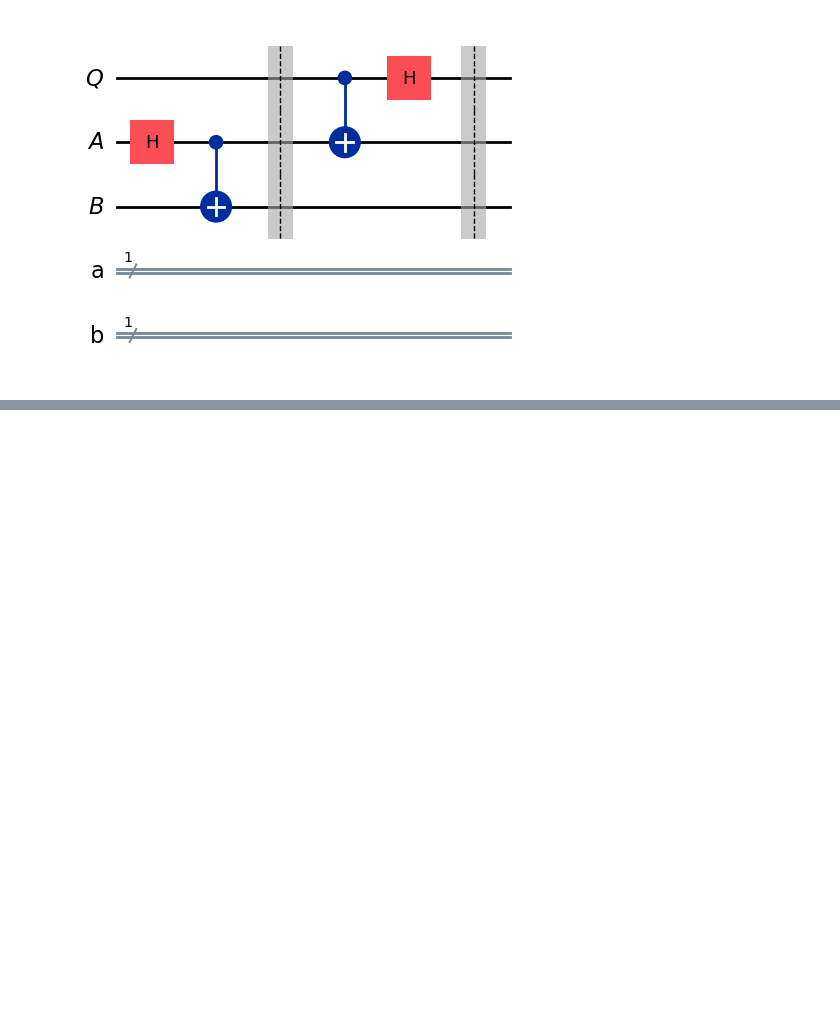
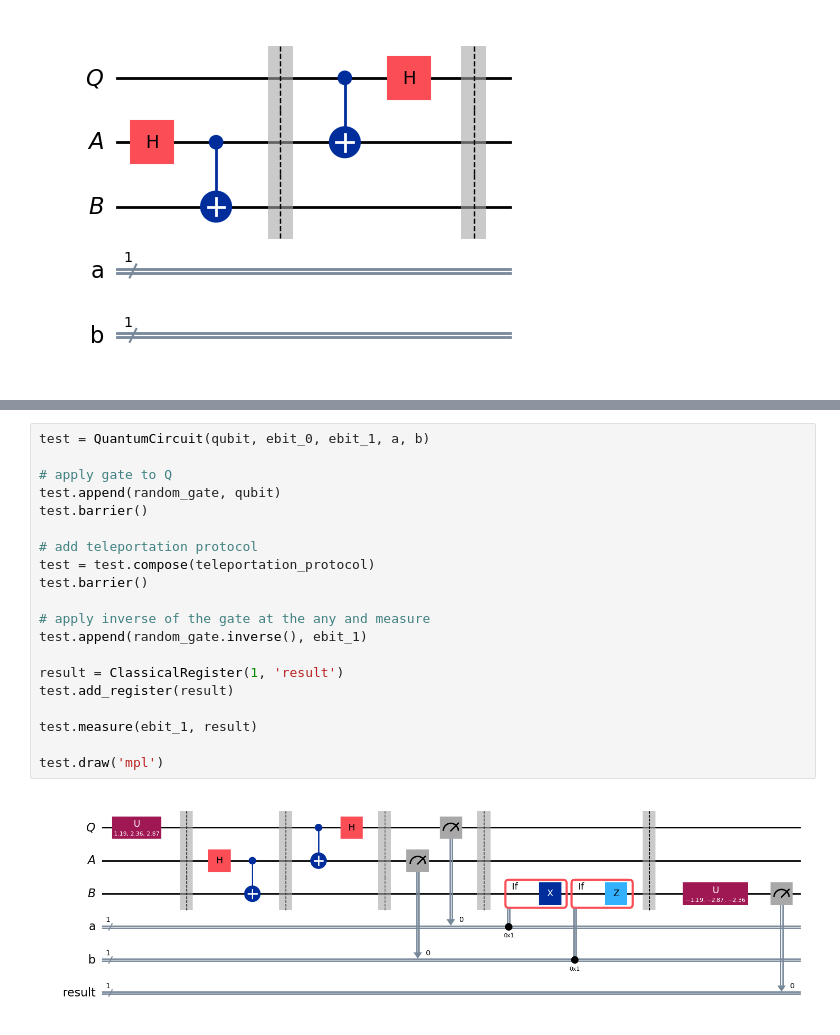
Before and after one commit to Shlok-C/Superposed, a Jupyter notebook: Qiskit/entanglement.ipynb, the cells around one changed output, grey strips where cells are left out. Cells and saved outputs as stored; diff of their text form; blank space fills up the shorter version.

```diff
--- a/Qiskit/entanglement.ipynb
+++ b/Qiskit/entanglement.ipynb
@@ -65,0 +76,22 @@ teleportation_protocol.draw('mpl')
+# %%
+test = QuantumCircuit(qubit, ebit_0, ebit_1, a, b)
+
+# apply gate to Q
+test.append(random_gate, qubit)
+test.barrier()
+
+# add teleportation protocol
+test = test.compose(teleportation_protocol)
+test.barrier()
+
+# apply inverse of the gate at the any and measure
+test.append(random_gate.inverse(), ebit_1)
+
+result = ClassicalRegister(1, 'result')
+test.add_register(result)
+
+test.measure(ebit_1, result)
+
+test.draw('mpl')
+# %% [output]
+[figure, added]
```
Also changed, not shown: parts of 6 cells of this notebook.
